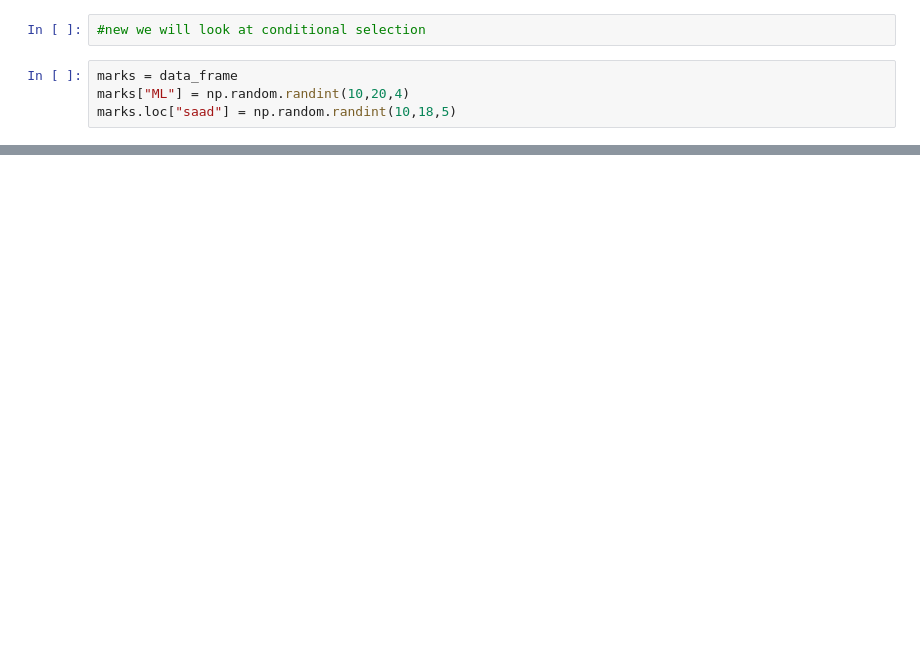
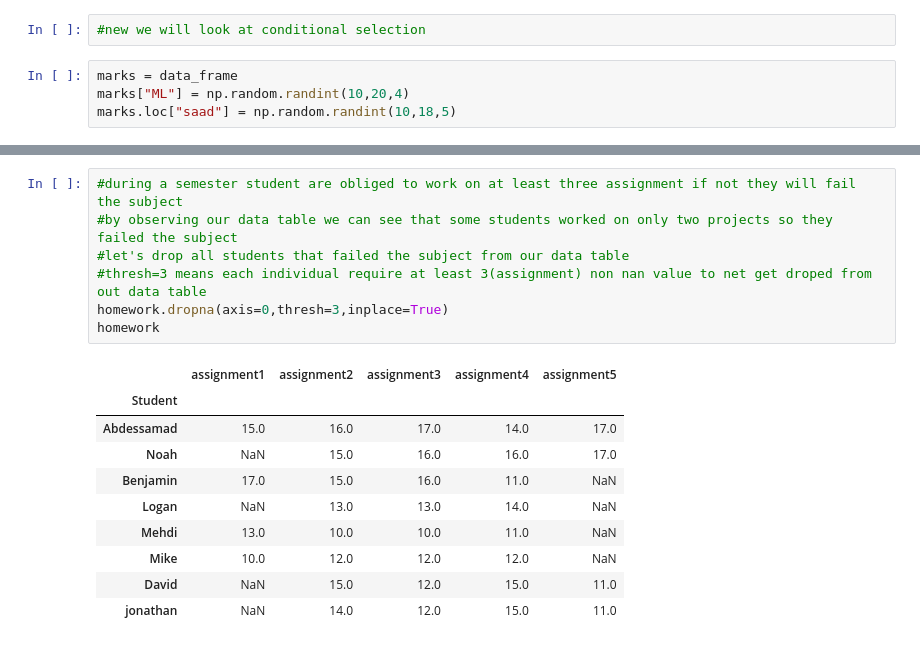
Before and after one commit to abdessamad-commits/Basics-of-Python-for-Data-Analysis-, a Jupyter notebook: Pandas_basics.ipynb, the cells around one changed output, grey strips where cells are left out. Saved outputs shown, nothing was run; the diff lists cells and outputs as text; blank space fills up the shorter version.

```diff
--- a/Pandas_basics.ipynb
+++ b/Pandas_basics.ipynb
@@ -360,0 +534,18 @@ students_marks
+# %%
+#during a semester student are obliged to work on at least three assignment if not they will fail the subject
+#by observing our data table we can see that some students worked on only two projects so they failed the subject
+#let's drop all students that failed the subject from our data table
+#thresh=3 means each individual require at least 3(assignment) non nan value to net get droped from out data table
+homework.dropna(axis=0,thresh=3,inplace=True)
+homework
+# %% [output]
+|  | assignment1 | assignment2 | assignment3 | assignment4 | assignment5 |
+| Student |  |  |  |  |  |
+| Abdessamad | 15.0 | 16.0 | 17.0 | 14.0 | 17.0 |
+| Noah | NaN | 15.0 | 16.0 | 16.0 | 17.0 |
+| Benjamin | 17.0 | 15.0 | 16.0 | 11.0 | NaN |
+| Logan | NaN | 13.0 | 13.0 | 14.0 | NaN |
+| Mehdi | 13.0 | 10.0 | 10.0 | 11.0 | NaN |
+| Mike | 10.0 | 12.0 | 12.0 | 12.0 | NaN |
+| David | NaN | 15.0 | 12.0 | 15.0 | 11.0 |
+| jonathan | NaN | 14.0 | 12.0 | 15.0 | 11.0 |
```
Also changed, not shown: parts of 67 cells of this notebook.
